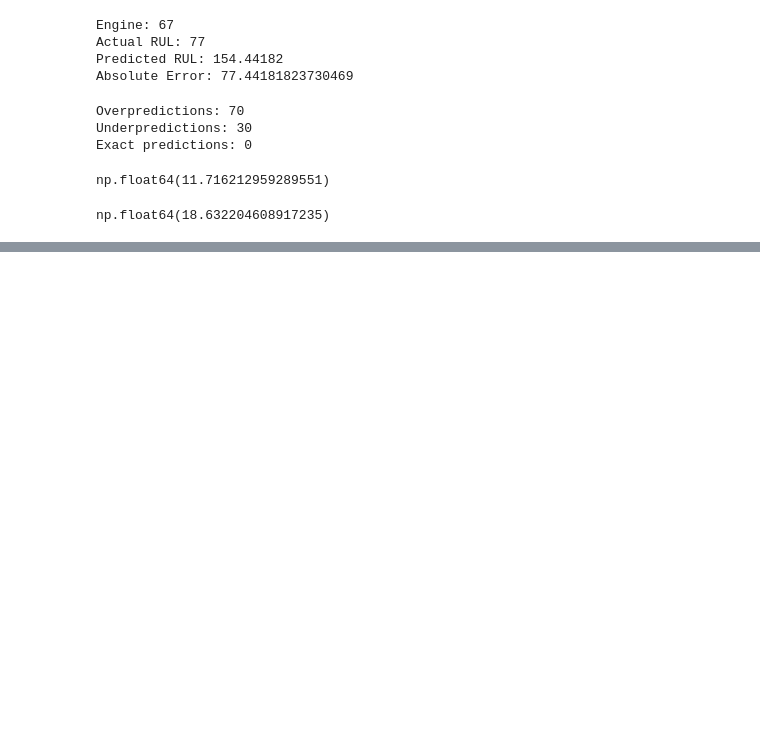
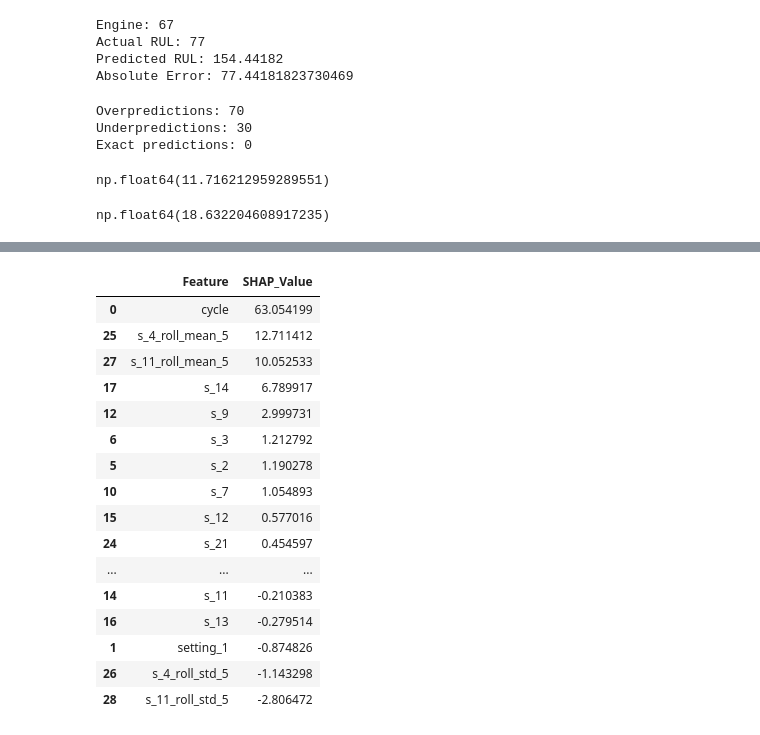
Before and after one commit to NeelLimbani2812/rul-turbofan-fd001, a Jupyter notebook: notebooks/01_load_data.ipynb, the cells around one changed output, grey strips where cells are left out. Cells and saved outputs as stored; diff of their text form; code cells hidden in the pictures; blank space fills up the shorter version.

```diff
--- a/notebooks/01_load_data.ipynb
+++ b/notebooks/01_load_data.ipynb
@@ -1100,0 +1399,26 @@ np.float64(18.632204608917235)
+# %%
+pd.DataFrame({
+    "Feature": X.columns,
+    "SHAP_Value": shap_values.values[0]
+}).sort_values(
+    by="SHAP_Value",
+    ascending=False
+)
+# %% [output]
+|  | Feature | SHAP_Value |
+| 0 | cycle | 63.054199 |
+| 25 | s_4_roll_mean_5 | 12.711412 |
+| 27 | s_11_roll_mean_5 | 10.052533 |
+| 17 | s_14 | 6.789917 |
+| 12 | s_9 | 2.999731 |
+| 6 | s_3 | 1.212792 |
+| 5 | s_2 | 1.190278 |
+| 10 | s_7 | 1.054893 |
+| 15 | s_12 | 0.577016 |
+| 24 | s_21 | 0.454597 |
+| ... | ... | ... |
+| 14 | s_11 | -0.210383 |
+| 16 | s_13 | -0.279514 |
+| 1 | setting_1 | -0.874826 |
+| 26 | s_4_roll_std_5 | -1.143298 |
+| 28 | s_11_roll_std_5 | -2.806472 |
```
Also changed, not shown: parts of 33 cells of this notebook.
